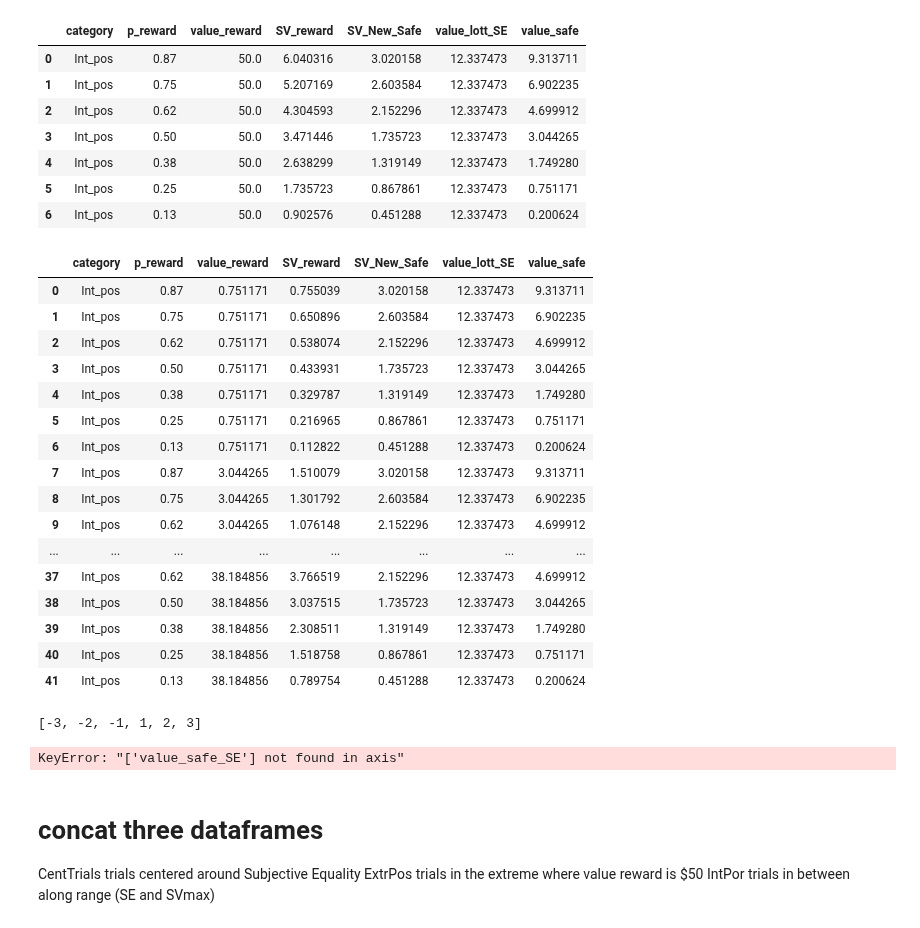
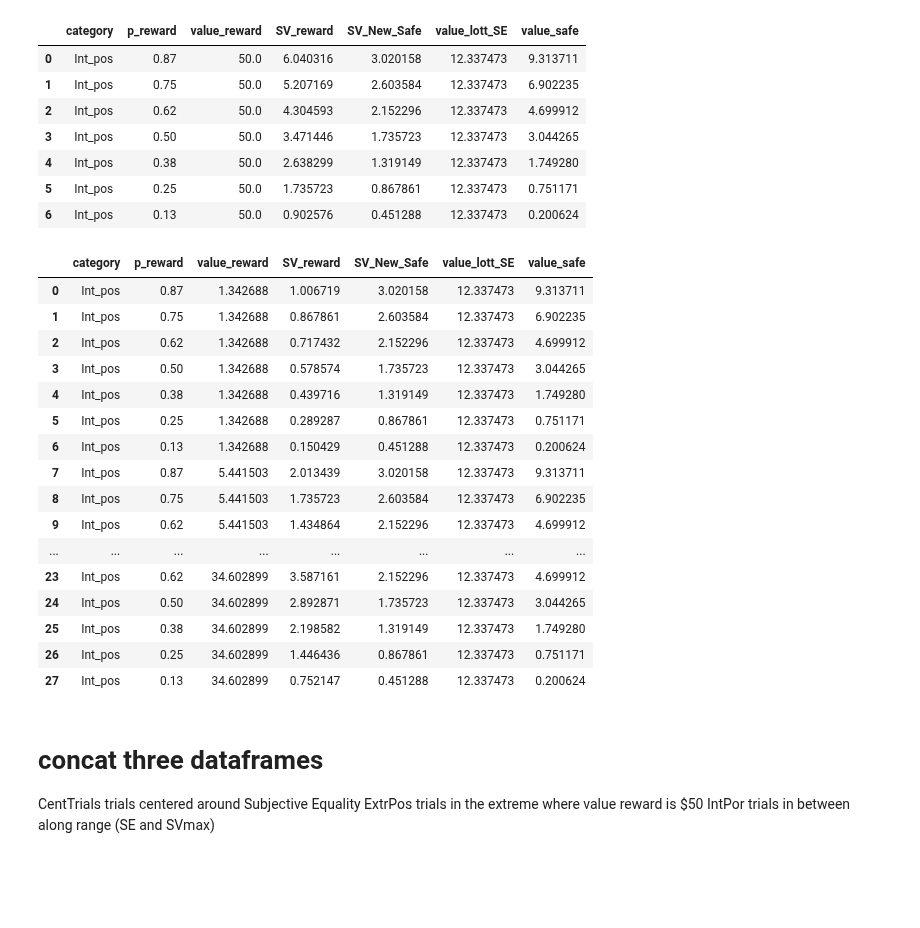
Before and after one commit to CDN-Lab/Adaptive_Choicesets, a Jupyter notebook: symmetrical_choice_set.ipynb, the cells around one changed output. Saved outputs shown, nothing was run; the diff lists cells and outputs as text; code cells hidden in the pictures; blank space fills up the shorter version.

```diff
--- a/symmetrical_choice_set.ipynb
+++ b/symmetrical_choice_set.ipynb
@@ -286,57 +286,43 @@ df_int_temp
 # %%
 def get_interm(df,df_safe_pos,beta,alpha,num_steps=3, trials = 'gains'):
 
     Amp = 1.0
     if trials == 'losses':
         Amp = -1.0
     dfreturn = pd.DataFrame([], columns = list(df))
     df['SVrange'] = df['SV_reward'] - df['SV_New_Safe']
     df['SVstep'] =  df['SVrange']/(num_steps+1)
     list_x = [i for i in range(-num_steps,num_steps+1) if i != 0]
 
     for x in list_x:
         dfint = df[['category', 'p_reward']].copy()
         dfint['SV_reward'] = df['SV_New_Safe'] + x*df['SVstep']
         dfint['value_reward'] = Amp*(abs(dfint['SV_reward']) / (dfint['p_reward']-beta*A/2)) ** (1 / alpha)
         dfint = pd.merge(dfint,df_safe_pos,on='p_reward')
         dfreturn= pd.concat([dfreturn,dfint],ignore_index=True)
 
     return dfreturn
 
-df_int_pos = get_interm(df_int_temp, df_safe_pos, beta_pos,alpha_pos, num_steps=3)
+df_int_pos = get_interm(df_int_temp, df_safe_pos, beta_pos,alpha_pos, num_steps=2)
 df_int_pos
 # %% [output]
 |  | category | p_reward | value_reward | SV_reward | SV_New_Safe | value_lott_SE | value_safe |
-| 0 | Int_pos | 0.87 | 0.751171 | 0.755039 | 3.020158 | 12.337473 | 9.313711 |
-| 1 | Int_pos | 0.75 | 0.751171 | 0.650896 | 2.603584 | 12.337473 | 6.902235 |
-| 2 | Int_pos | 0.62 | 0.751171 | 0.538074 | 2.152296 | 12.337473 | 4.699912 |
-| 3 | Int_pos | 0.50 | 0.751171 | 0.433931 | 1.735723 | 12.337473 | 3.044265 |
-| 4 | Int_pos | 0.38 | 0.751171 | 0.329787 | 1.319149 | 12.337473 | 1.749280 |
-| 5 | Int_pos | 0.25 | 0.751171 | 0.216965 | 0.867861 | 12.337473 | 0.751171 |
-| 6 | Int_pos | 0.13 | 0.751171 | 0.112822 | 0.451288 | 12.337473 | 0.200624 |
-| 7 | Int_pos | 0.87 | 3.044265 | 1.510079 | 3.020158 | 12.337473 | 9.313711 |
-| 8 | Int_pos | 0.75 | 3.044265 | 1.301792 | 2.603584 | 12.337473 | 6.902235 |
-| 9 | Int_pos | 0.62 | 3.044265 | 1.076148 | 2.152296 | 12.337473 | 4.699912 |
+| 0 | Int_pos | 0.87 | 1.342688 | 1.006719 | 3.020158 | 12.337473 | 9.313711 |
+| 1 | Int_pos | 0.75 | 1.342688 | 0.867861 | 2.603584 | 12.337473 | 6.902235 |
+| 2 | Int_pos | 0.62 | 1.342688 | 0.717432 | 2.152296 | 12.337473 | 4.699912 |
+| 3 | Int_pos | 0.50 | 1.342688 | 0.578574 | 1.735723 | 12.337473 | 3.044265 |
+| 4 | Int_pos | 0.38 | 1.342688 | 0.439716 | 1.319149 | 12.337473 | 1.749280 |
+| 5 | Int_pos | 0.25 | 1.342688 | 0.289287 | 0.867861 | 12.337473 | 0.751171 |
+| 6 | Int_pos | 0.13 | 1.342688 | 0.150429 | 0.451288 | 12.337473 | 0.200624 |
+| 7 | Int_pos | 0.87 | 5.441503 | 2.013439 | 3.020158 | 12.337473 | 9.313711 |
+| 8 | Int_pos | 0.75 | 5.441503 | 1.735723 | 2.603584 | 12.337473 | 6.902235 |
+| 9 | Int_pos | 0.62 | 5.441503 | 1.434864 | 2.152296 | 12.337473 | 4.699912 |
 | ... | ... | ... | ... | ... | ... | ... | ... |
-| 37 | Int_pos | 0.62 | 38.184856 | 3.766519 | 2.152296 | 12.337473 | 4.699912 |
-| 38 | Int_pos | 0.50 | 38.184856 | 3.037515 | 1.735723 | 12.337473 | 3.044265 |
-| 39 | Int_pos | 0.38 | 38.184856 | 2.308511 | 1.319149 | 12.337473 | 1.749280 |
-| 40 | Int_pos | 0.25 | 38.184856 | 1.518758 | 0.867861 | 12.337473 | 0.751171 |
-| 41 | Int_pos | 0.13 | 38.184856 | 0.789754 | 0.451288 | 12.337473 | 0.200624 |
+| 23 | Int_pos | 0.62 | 34.602899 | 3.587161 | 2.152296 | 12.337473 | 4.699912 |
+| 24 | Int_pos | 0.50 | 34.602899 | 2.892871 | 1.735723 | 12.337473 | 3.044265 |
+| 25 | Int_pos | 0.38 | 34.602899 | 2.198582 | 1.319149 | 12.337473 | 1.749280 |
+| 26 | Int_pos | 0.25 | 34.602899 | 1.446436 | 0.867861 | 12.337473 | 0.751171 |
+| 27 | Int_pos | 0.13 | 34.602899 | 0.752147 | 0.451288 | 12.337473 | 0.200624 |
-# %%
-list_x = [i for i in range(-3,4) if i != 0]
-list_x
-# %% [output]
-[-3, -2, -1, 1, 2, 3]
-# %%
-
-#df_SE = df_SE_pos.rename(columns={'value_lott_SE':'value_reward'})
-df_SE = df_SE_pos.copy()
-df_SE = append_SV(df_SE,alpha_pos,beta_pos)
-df_SE = df_SE.drop(columns=['value_safe_SE','value_lott_SE','SV_New_Safe'])
-df_SE
-# %% [output]
-KeyError: "['value_safe_SE'] not found in axis"
 # %% [markdown]
 # concat three dataframes
 CentTrials trials centered around Subjective Equality
```
Also changed, not shown: parts of 36 cells of this notebook.
